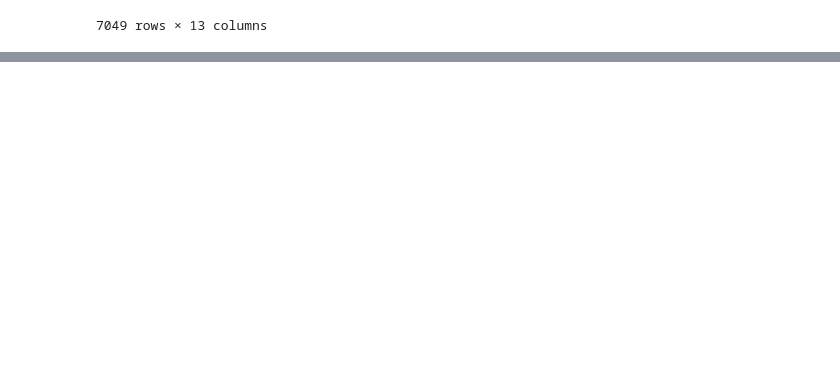
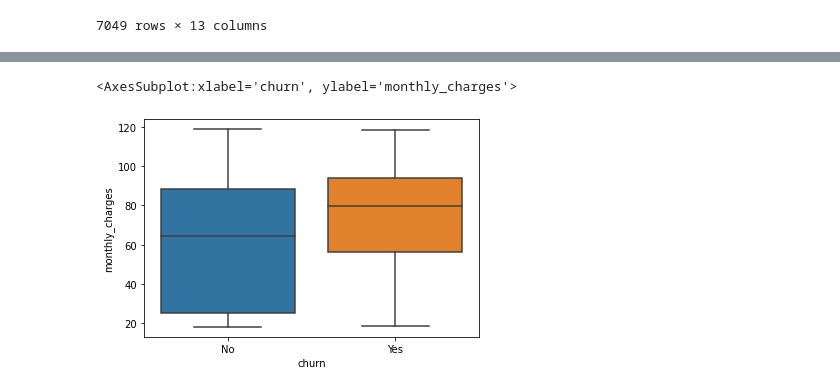
Before and after one commit to lochlynlaskowski/Projects, a Jupyter notebook: Project.ipynb, the cells around one changed output, grey strips where cells are left out. Drawn from its saved outputs; the diff is of its cells as text; code cells hidden in the pictures; blank space fills up the shorter version.

```diff
--- a/Project.ipynb
+++ b/Project.ipynb
@@ -408,0 +168,4 @@ telco[(telco.is_senior_citizen == 'Yes') & (telco.phone_service == 2)].tenure.me
+# %%
+# creating autopay column
+telco['autopay'] = np.where(telco['payment_type'].str.contains('auto'), 'Yes', 'No')
+telco.sample(5)
@@ -408,0 +286,6 @@ telco[(telco.is_senior_citizen == 'Yes') & (telco.phone_service == 2)].tenure.me
+# %%
+# customers that churn have higher monthly charges based on the median
+sns.boxplot(data = telco, x = 'churn', y = 'monthly_charges')
+# %% [output]
+<AxesSubplot:xlabel='churn', ylabel='monthly_charges'>
+[figure, added]
```
Also changed, not shown: parts of 80 cells of this notebook.
